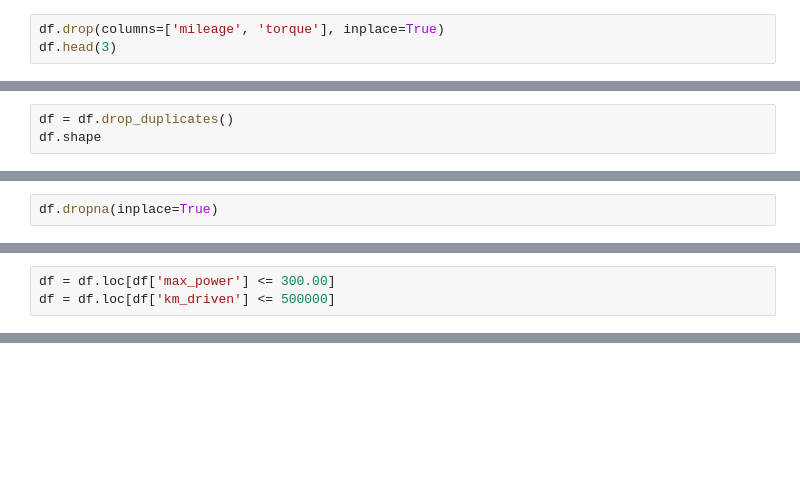
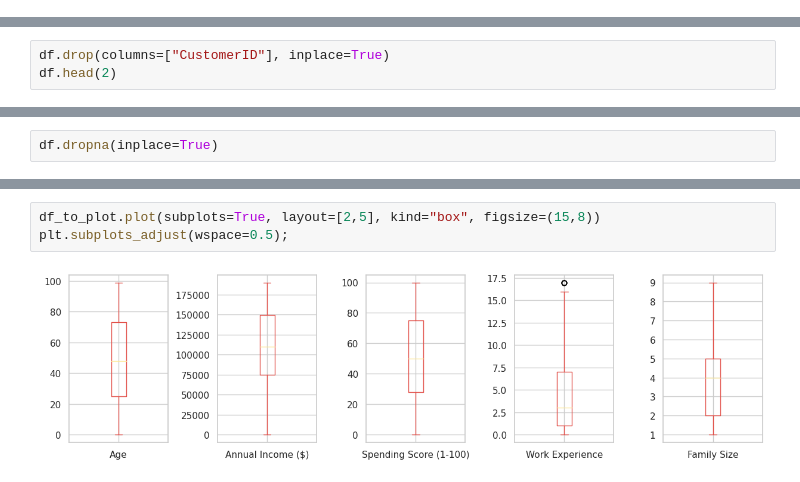
Before and after one commit to MuhammadJundullah/Data-Analysis, a Jupyter notebook: E-Commerse Customer Analysis/Second_Car_Analytics_Overview.ipynb, the cells around one changed output, grey strips where cells are left out. Drawn from its saved outputs; the diff is of its cells as text; blank space fills up the shorter version.

```diff
--- a/E-Commerse Customer Analysis/Second_Car_Analytics_Overview.ipynb
+++ b/E-Commerse Customer Analysis/Second_Car_Analytics_Overview.ipynb
@@ -83,3 +69,0 @@ df.head(2)
-# %%
-df.drop(columns=['mileage', 'torque'], inplace=True)
-df.head(3)
@@ -97,3 +73,0 @@ df.duplicated().sum()
-# %%
-df = df.drop_duplicates()
-df.shape
@@ -118,0 +116,3 @@ dtype: int64
+# %%
+df.drop(columns=["CustomerID"], inplace=True)
+df.head(2)
@@ -141,3 +126,0 @@ plt.show()
-# %%
-df = df.loc[df['max_power'] <= 300.00]
-df = df.loc[df['km_driven'] <= 500000]
@@ -205,0 +138,5 @@ plt.show()
+# %%
+df_to_plot.plot(subplots=True, layout=[2,5], kind="box", figsize=(15,8))
+plt.subplots_adjust(wspace=0.5);
+# %% [output]
+[figure, added]
```
Also changed, not shown: parts of 63 cells of this notebook.
